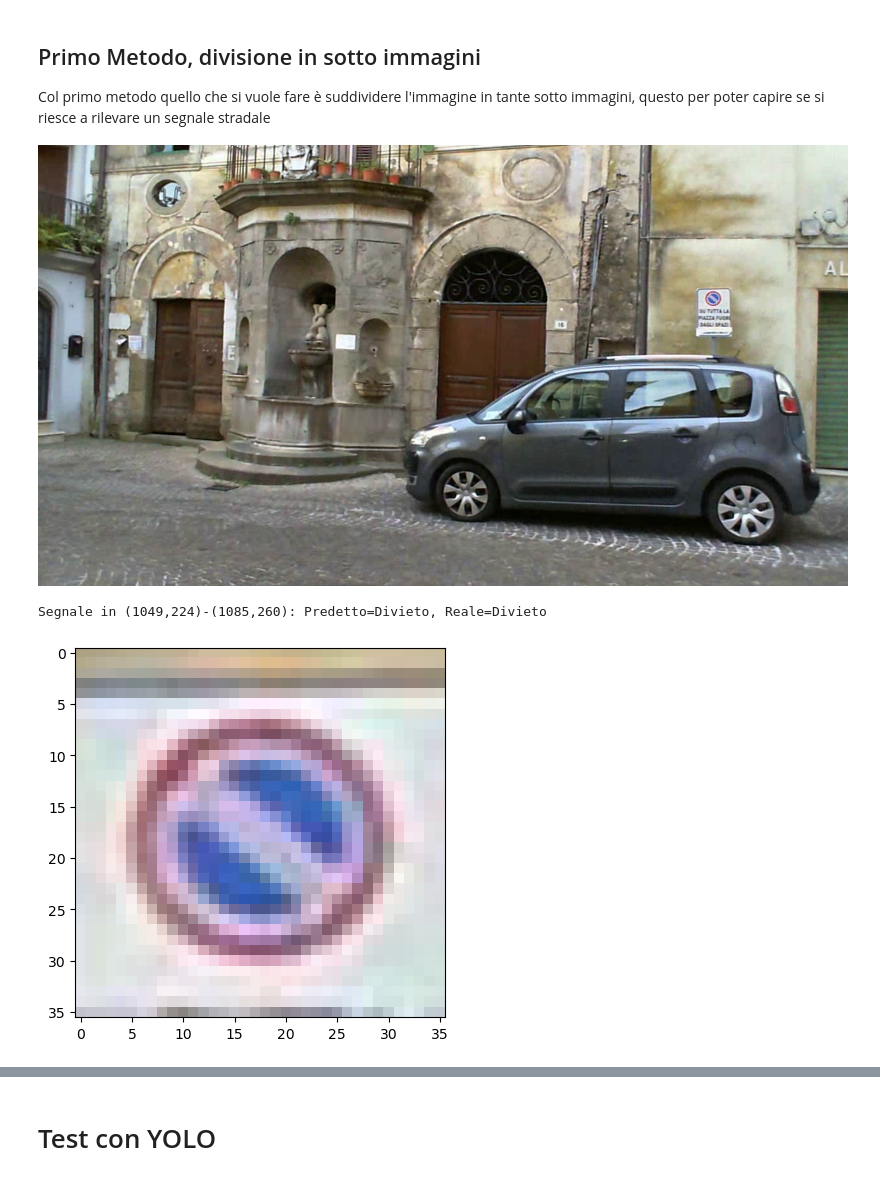
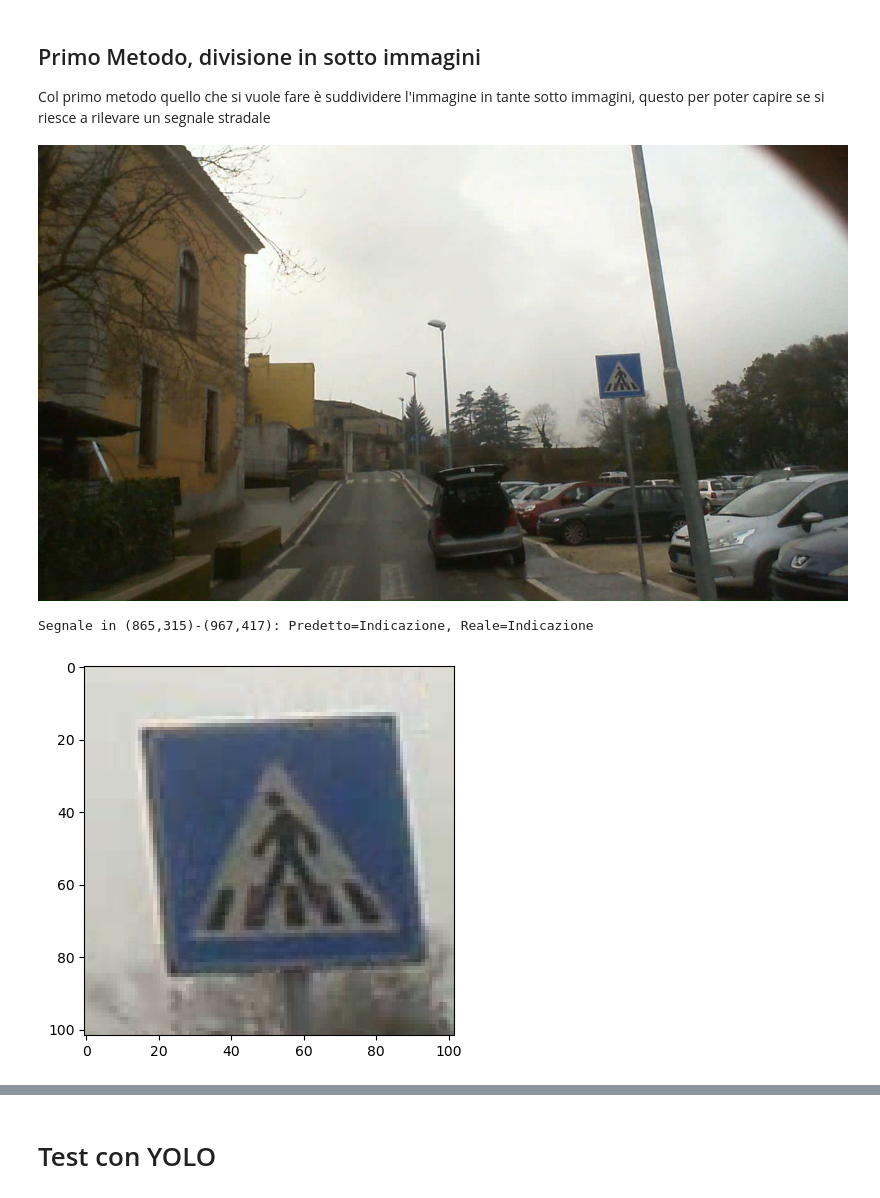
Before and after one commit to gorgons97/MachineLearning_Unict, a Jupyter notebook: test_reale.ipynb, the cells around one changed output, grey strips where cells are left out. Cells and saved outputs as stored; diff of their text form; code cells hidden in the pictures.

```diff
--- a/test_reale.ipynb
+++ b/test_reale.ipynb
@@ -24,11 +24,11 @@ import python_file.network as Network
 
 from python_file.dirPath import modelliDir, imageDir, dayTest, fogTest, nightTest, yoloResult
 # %%
-target_img = '300.png'
+target_img = '50.png'
 img = Image.open(dayTest / target_img)
 img
 # %% [output]
-[figure, old version]
+[figure, new version]
 # %%
 model = Network.MiniAlexNetV2()
 model.load_state_dict(torch.load(modelliDir / 'minialexnetV2_dataset-200.pth'))
@@ -78,8 +78,8 @@ for ann in annotations:
         print(f"Segnale in ({x1},{y1})-({x2},{y2}): "
               f"Predetto={classi[pred]}, Reale={classi[true_class]}")
 # %% [output]
-Segnale in (1049,224)-(1085,260): Predetto=Divieto, Reale=Divieto
+Segnale in (865,315)-(967,417): Predetto=Indicazione, Reale=Indicazione
-[figure, old version]
+[figure, new version]
 # %%
 preprocess = transforms.Compose([
     transforms.Resize((32, 32)),
```
Also changed, not shown: parts of 4 cells of this notebook, 52 other files.
